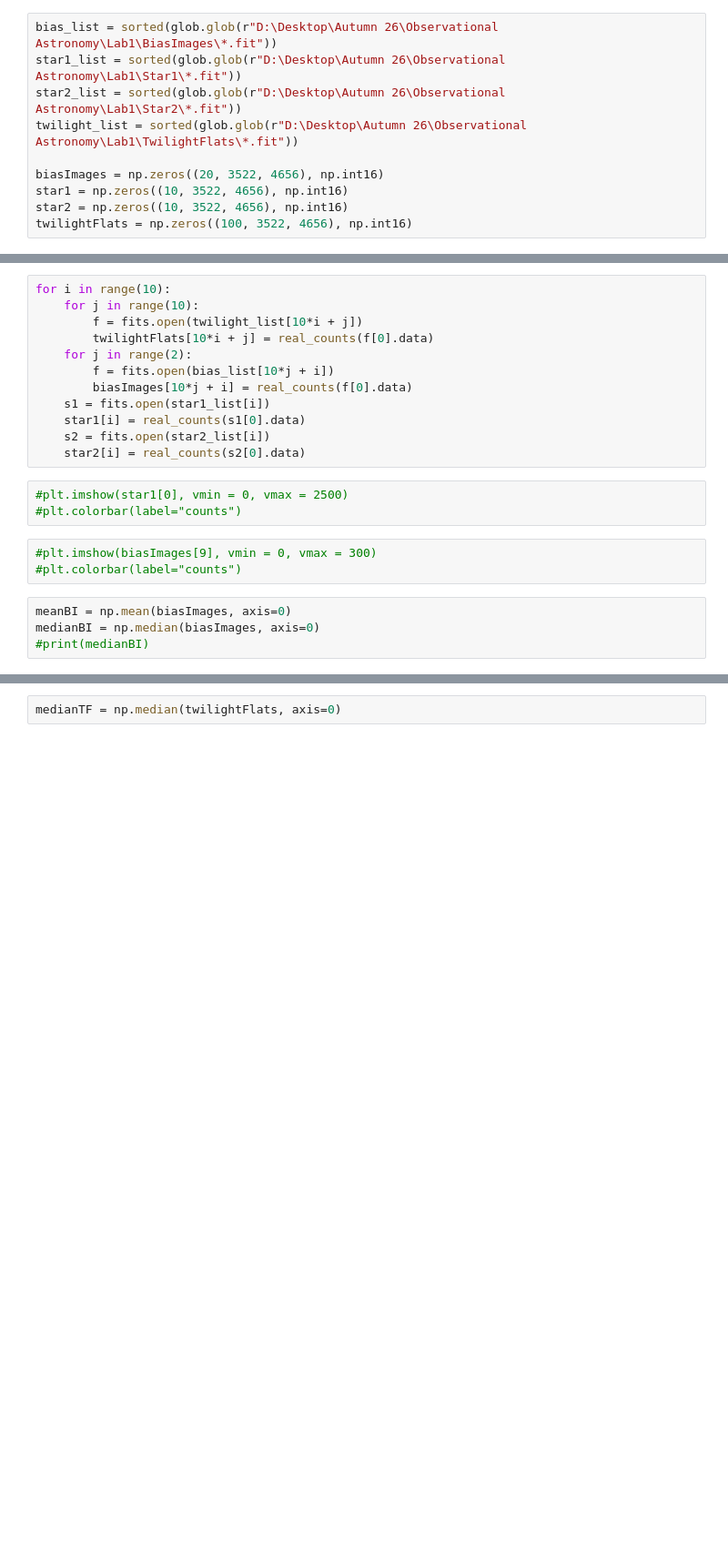
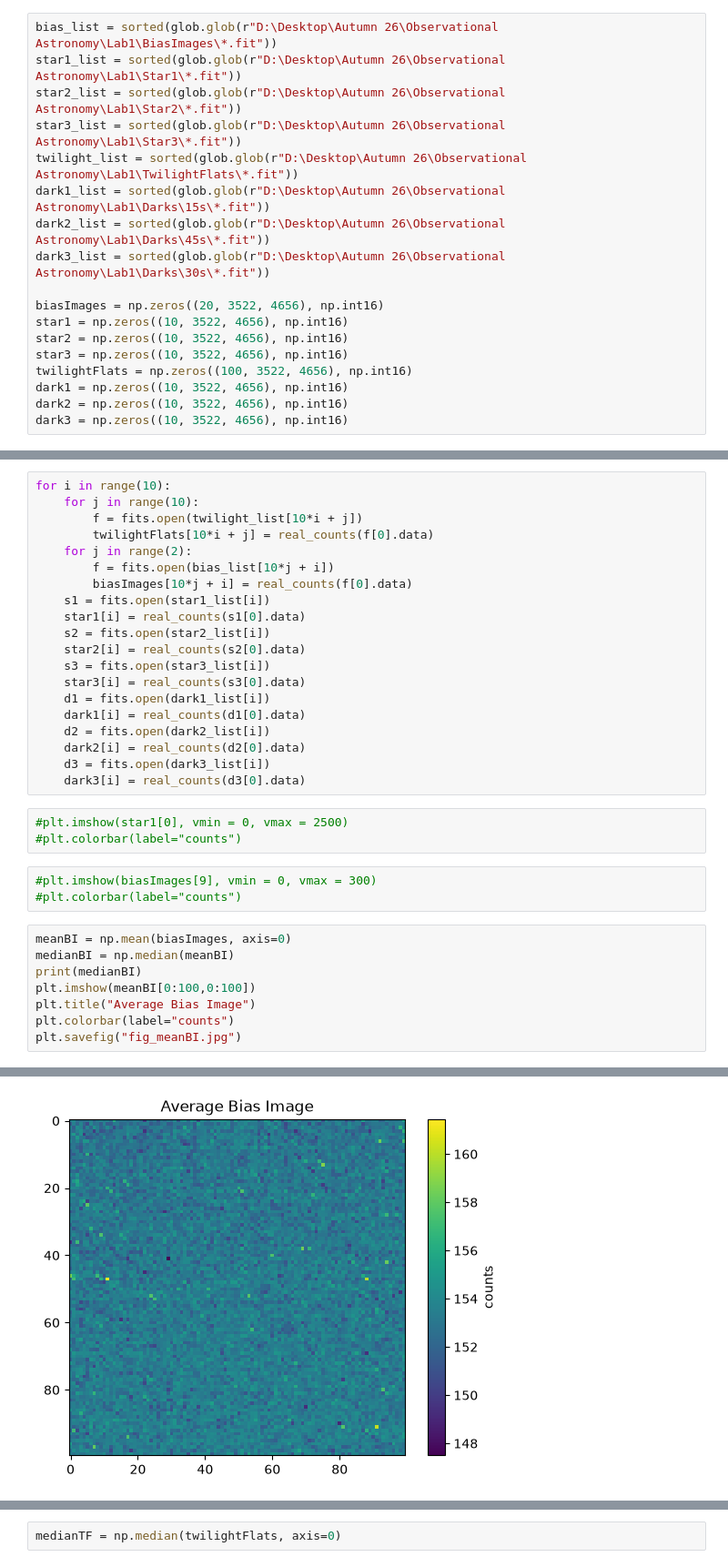
Before and after one commit to jules-stier/Lab1, a Jupyter notebook: Lab1.ipynb, the cells around one changed output, grey strips where cells are left out. Shown at 91% size. Cells and saved outputs as stored; diff of their text form; blank space fills up the shorter version.

```diff
--- a/Lab1.ipynb
+++ b/Lab1.ipynb
@@ -7,12 +7,20 @@ import matplotlib.pyplot as plt
 bias_list = sorted(glob.glob(r"D:\Desktop\Autumn 26\Observational Astronomy\Lab1\BiasImages\*.fit"))
 star1_list = sorted(glob.glob(r"D:\Desktop\Autumn 26\Observational Astronomy\Lab1\Star1\*.fit"))
 star2_list = sorted(glob.glob(r"D:\Desktop\Autumn 26\Observational Astronomy\Lab1\Star2\*.fit"))
+star3_list = sorted(glob.glob(r"D:\Desktop\Autumn 26\Observational Astronomy\Lab1\Star3\*.fit"))
 twilight_list = sorted(glob.glob(r"D:\Desktop\Autumn 26\Observational Astronomy\Lab1\TwilightFlats\*.fit"))
+dark1_list = sorted(glob.glob(r"D:\Desktop\Autumn 26\Observational Astronomy\Lab1\Darks\15s\*.fit"))
+dark2_list = sorted(glob.glob(r"D:\Desktop\Autumn 26\Observational Astronomy\Lab1\Darks\45s\*.fit"))
+dark3_list = sorted(glob.glob(r"D:\Desktop\Autumn 26\Observational Astronomy\Lab1\Darks\30s\*.fit"))
 
 biasImages = np.zeros((20, 3522, 4656), np.int16)
 star1 = np.zeros((10, 3522, 4656), np.int16)
 star2 = np.zeros((10, 3522, 4656), np.int16)
+star3 = np.zeros((10, 3522, 4656), np.int16)
 twilightFlats = np.zeros((100, 3522, 4656), np.int16)
+dark1 = np.zeros((10, 3522, 4656), np.int16)
+dark2 = np.zeros((10, 3522, 4656), np.int16)
+dark3 = np.zeros((10, 3522, 4656), np.int16)
 # %%
 def real_counts(m):
     return (m/16) + 1
@@ -28,6 +36,14 @@ for i in range(10):
     star1[i] = real_counts(s1[0].data)
     s2 = fits.open(star2_list[i])
     star2[i] = real_counts(s2[0].data)
+    s3 = fits.open(star3_list[i])
+    star3[i] = real_counts(s3[0].data)
+    d1 = fits.open(dark1_list[i])
+    dark1[i] = real_counts(d1[0].data)
+    d2 = fits.open(dark2_list[i])
+    dark2[i] = real_counts(d2[0].data)
+    d3 = fits.open(dark3_list[i])
+    dark3[i] = real_counts(d3[0].data)
 # %%
 #plt.imshow(star1[0], vmin = 0, vmax = 2500)
 #plt.colorbar(label="counts")
@@ -36,5 +52,10 @@ for i in range(10):
 #plt.colorbar(label="counts")
 # %%
 meanBI = np.mean(biasImages, axis=0)
-medianBI = np.median(biasImages, axis=0)
-#print(medianBI)
+medianBI = np.median(meanBI)
+print(medianBI)
+plt.imshow(meanBI[0:100,0:100])
+plt.title("Average Bias Image")
+plt.colorbar(label="counts")
+plt.savefig("fig_meanBI.jpg")
+# %% [output]
@@ -41,3 +63,4 @@ medianBI = np.median(biasImages, axis=0)
+[figure, added]
 # %%
 #rand = np.random.choice(100, 10, replace=False)
 #print(rand)
```
Also changed, not shown: parts of 17 cells of this notebook.
